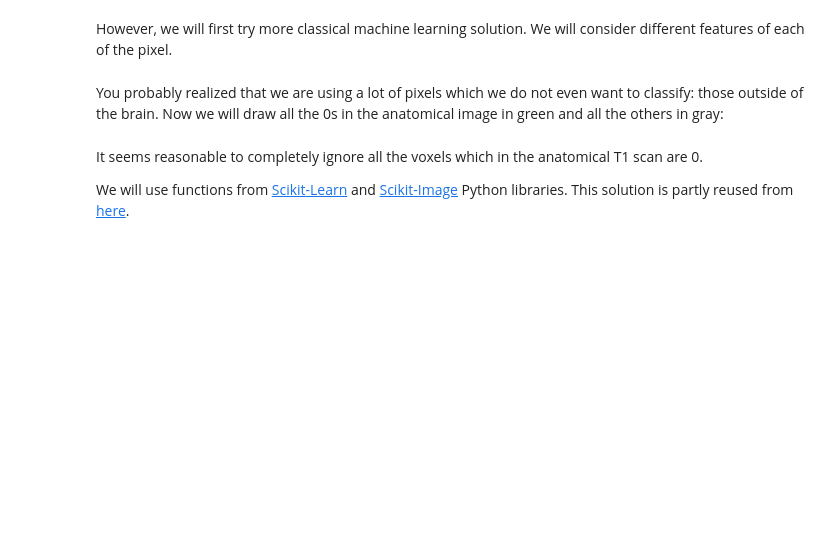
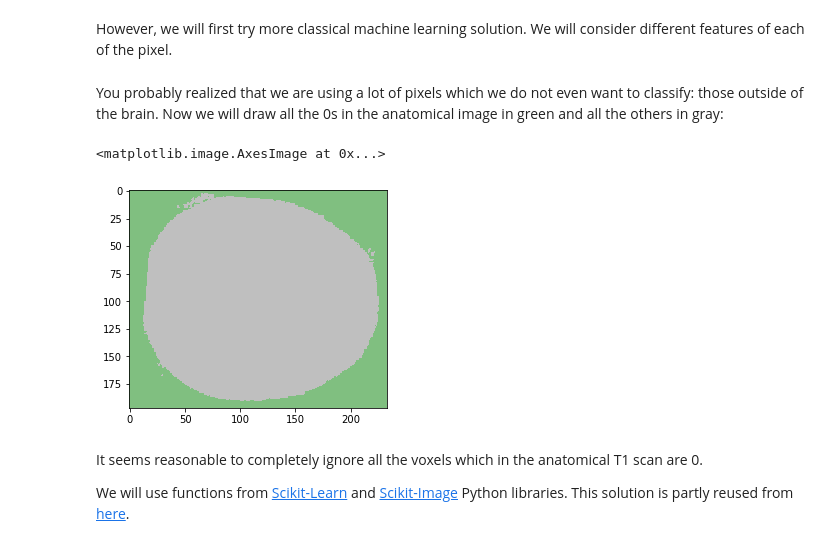
Before and after one commit to ramp-kits/stroke_lesions, a Jupyter notebook: stroke_starting_kit.ipynb, the cells around one changed output. Saved outputs shown, nothing was run; the diff lists cells and outputs as text; code cells hidden in the pictures; blank space fills up the shorter version.

```diff
--- a/stroke_starting_kit.ipynb
+++ b/stroke_starting_kit.ipynb
@@ -501,14 +501,16 @@ However, we will first try more classical machine learning solution. We will con
 You probably realized that we are using a lot of pixels which we do not even want to classify: those outside of the brain. Now we will draw all the 0s in the anatomical image in green and all the others in gray:
 # %%
 from matplotlib import colors
-img1_array = img1.get_fdata()
 
 cmap_nobrain = colors.ListedColormap(['green','gray'])
 
-img1_array[np.abs(img1_array) > 0] = 1
-plt.imshow(img1_array[:, :, 100], cmap=cmap_nobrain,
+img1[np.abs(img1) > 0] = 1
+plt.imshow(img1[:, :, 100], cmap=cmap_nobrain,
            interpolation='none',
            alpha=0.5)
+# %% [output]
+<matplotlib.image.AxesImage at 0x...>
+[figure, added]
 # %% [markdown]
 It seems reasonable to completely ignore all the voxels which in the anatomical T1 scan are 0.
 
```
Also changed, not shown: parts of 33 cells of this notebook.
